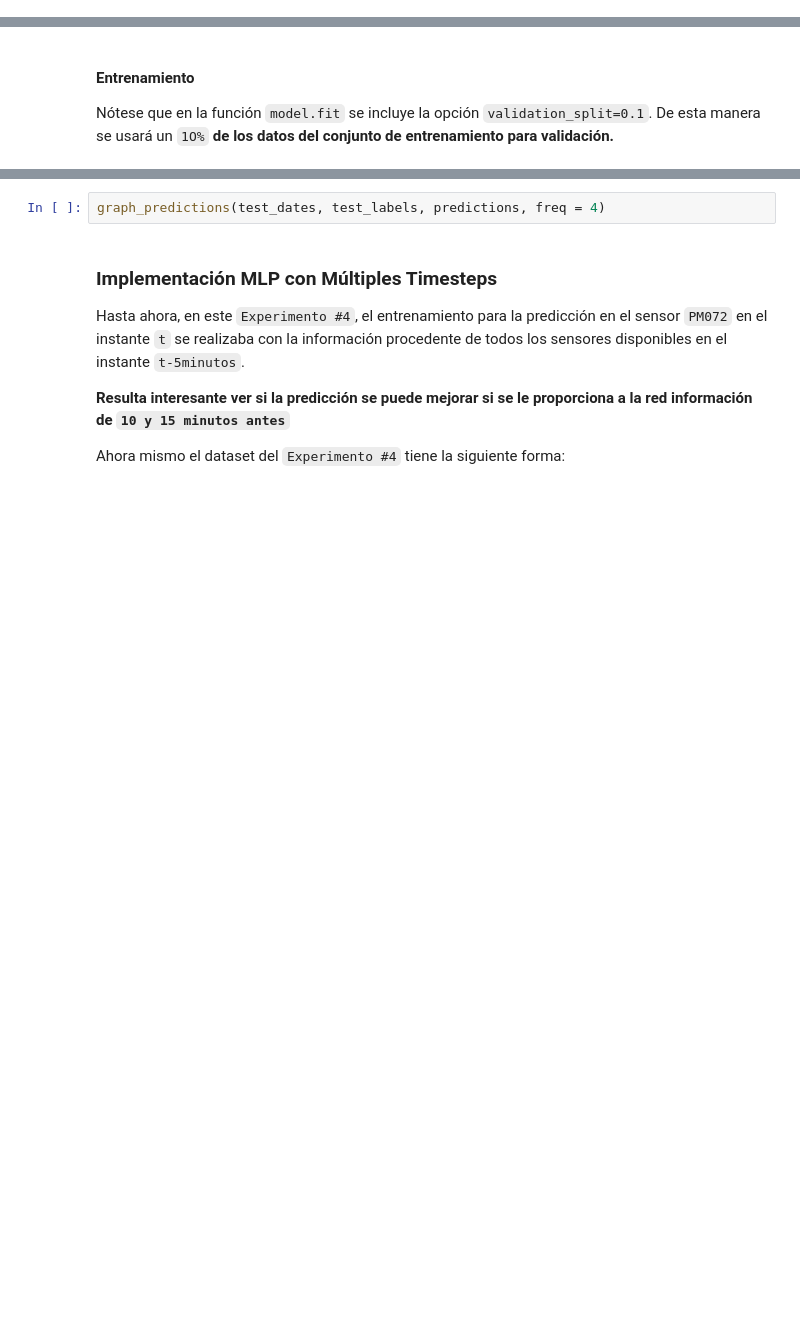
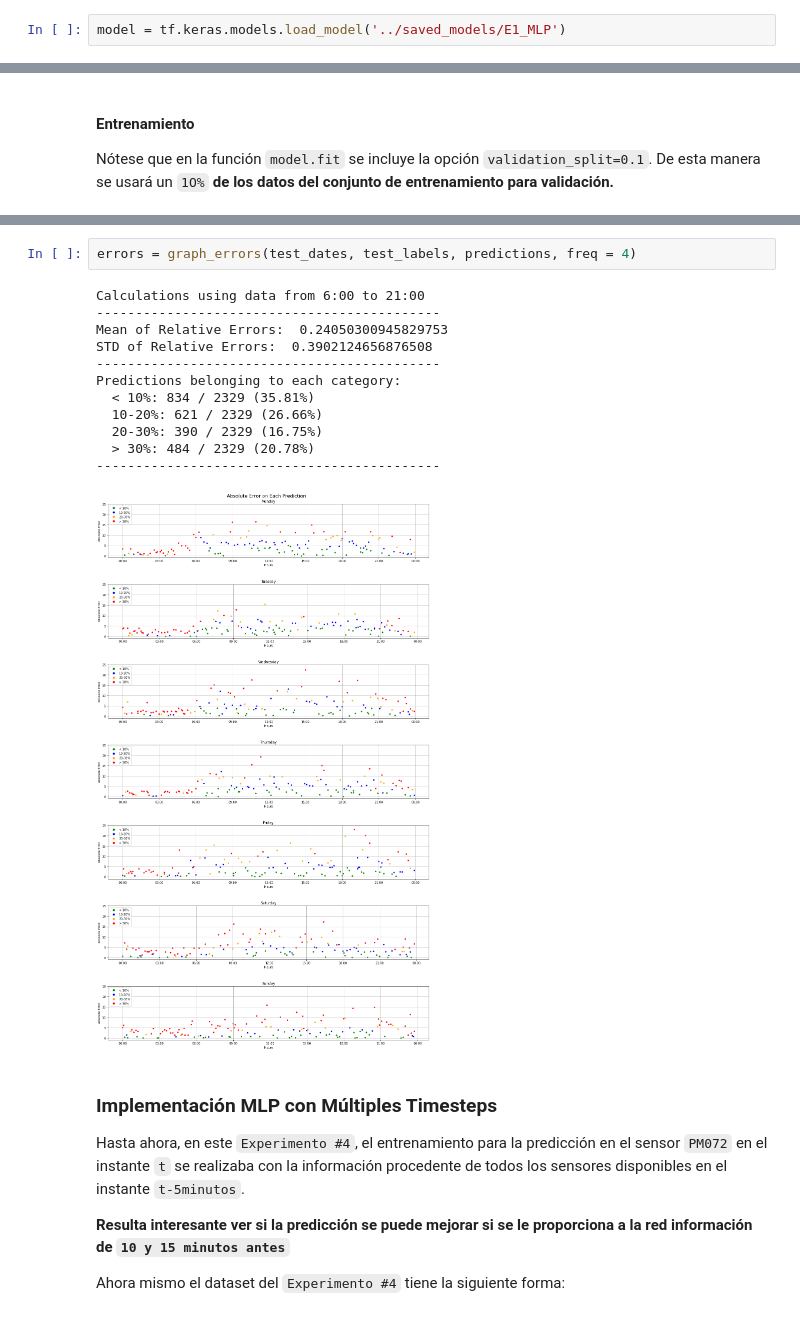
Before and after one commit to albertopmp/TFG, a Jupyter notebook: src/TrafficFlow.ipynb, the cells around one changed output, grey strips where cells are left out. Cells and saved outputs as stored; diff of their text form; blank space fills up the shorter version.

```diff
--- a/src/TrafficFlow.ipynb
+++ b/src/TrafficFlow.ipynb
@@ -974,3 +988,5 @@ En la función graph_error se elimina los % > 100
+# %%
+model = tf.keras.models.load_model('../saved_models/E1_MLP')
 # %% [markdown]
 ### Implementación MLP con Múltiples Timesteps
 
@@ -2458,5 +2276,18 @@ mae
 # %%
-graph_predictions(test_dates, test_labels, predictions, freq = 4)
+errors = graph_errors(test_dates, test_labels, predictions, freq = 4)
+# %% [output]
+Calculations using data from 6:00 to 21:00
+--------------------------------------------
+Mean of Relative Errors:  0.24050300945829753
+STD of Relative Errors:  0.3902124656876508
+--------------------------------------------
+Predictions belonging to each category:
+  < 10%: 834 / 2329 (35.81%)
+  10-20%: 621 / 2329 (26.66%)
+  20-30%: 390 / 2329 (16.75%)
+  > 30%: 484 / 2329 (20.78%)
+--------------------------------------------
+[figure, added]
 # %% [markdown]
 ### Implementación MLP con Múltiples Timesteps
 
```
Also changed, not shown: parts of 107 cells of this notebook, 1 other file.
